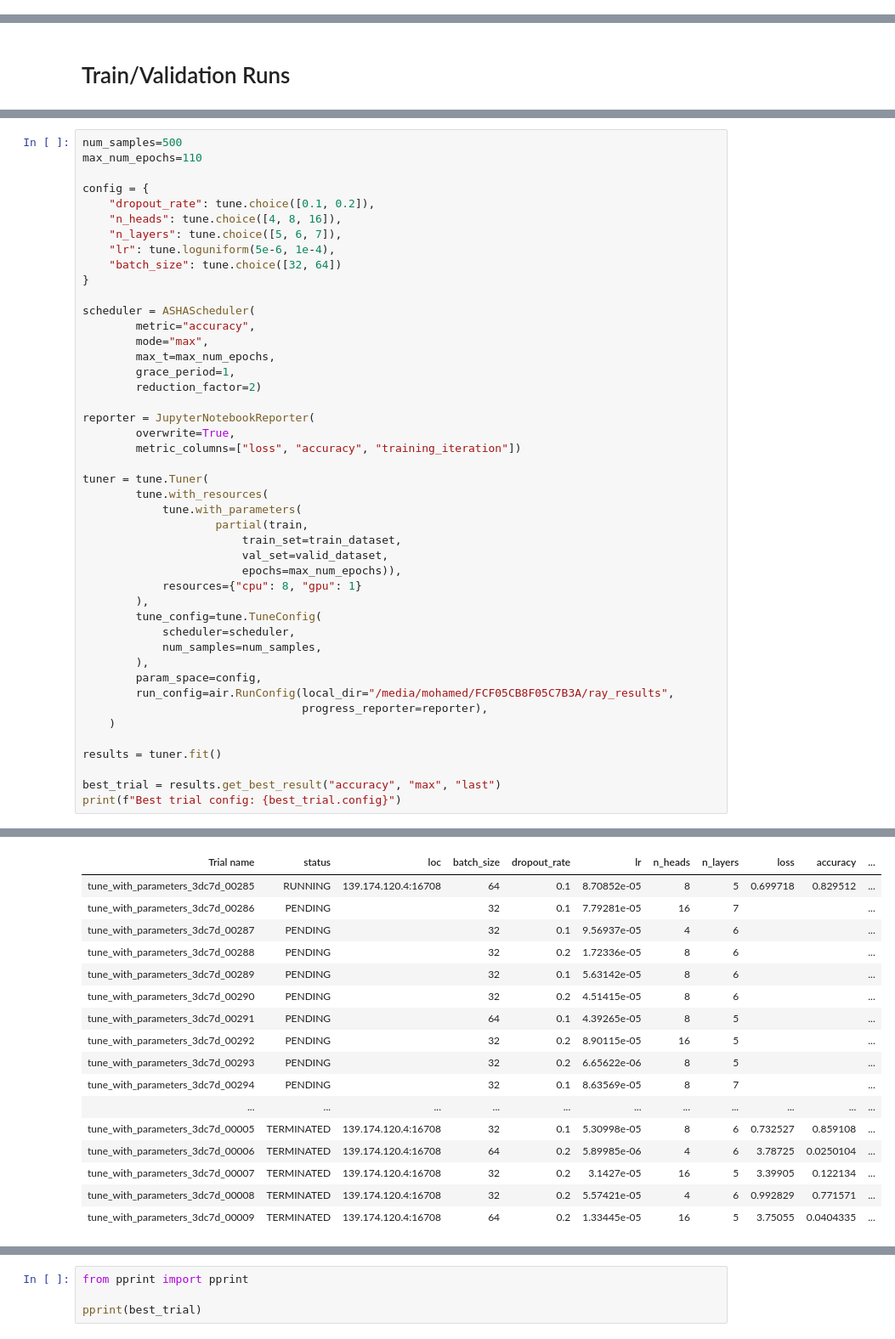
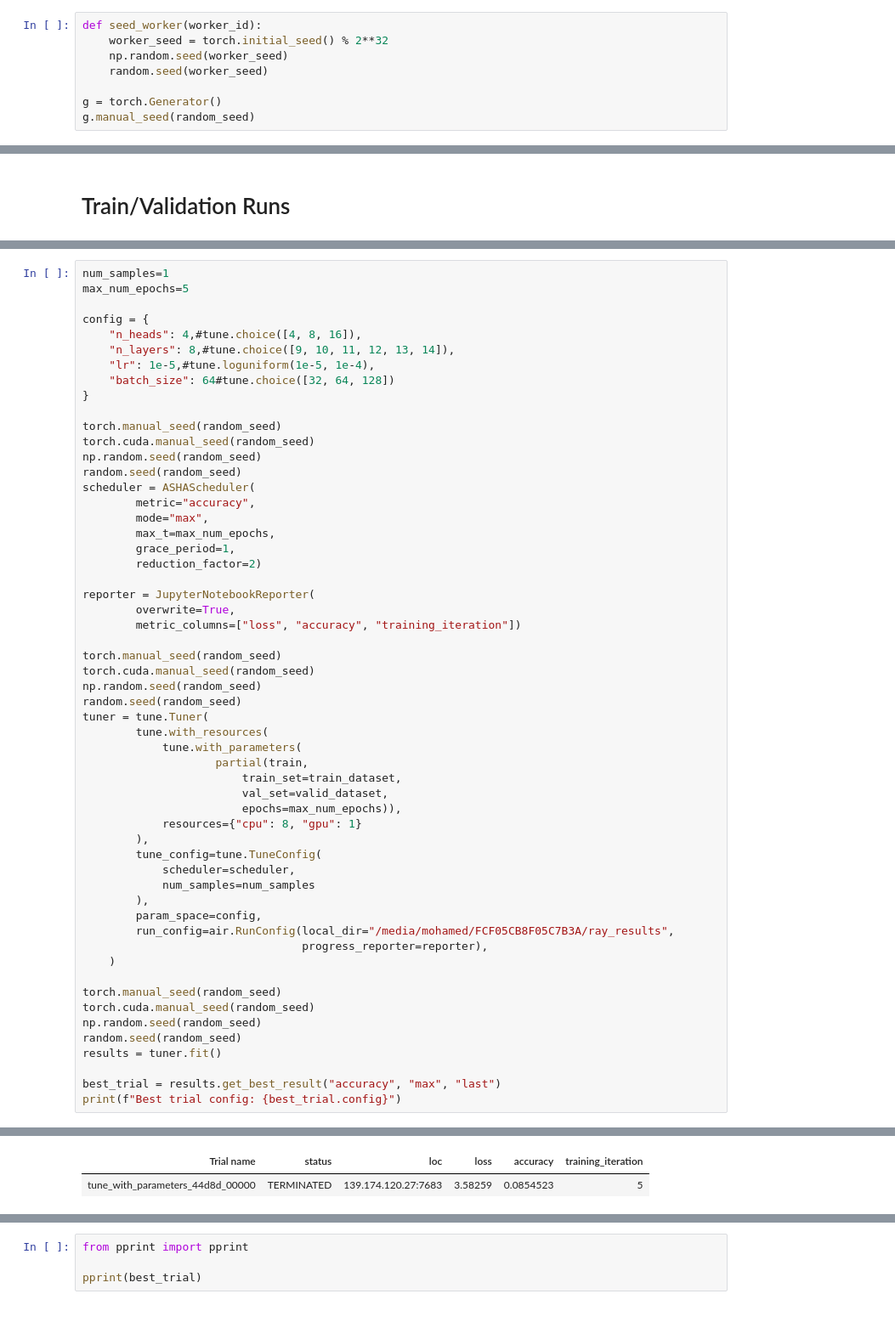
Before and after one commit to Ben1Mo/Transformer-Encoder-Based-Arabic-Speech-Recognition, a Jupyter notebook: AudioSpectogram.ipynb, the cells around one changed output, grey strips where cells are left out. Shown at 85% size. Cells and saved outputs as stored; diff of their text form; blank space fills up the shorter version.

```diff
--- a/AudioSpectogram.ipynb
+++ b/AudioSpectogram.ipynb
@@ -517 +788,9 @@ class FeedForward(nn.Module):
         return self.ff(x)
+# %%
+def seed_worker(worker_id):
+    worker_seed = torch.initial_seed() % 2**32
+    np.random.seed(worker_seed)
+    random.seed(worker_seed)
+
+g = torch.Generator()
+g.manual_seed(random_seed)
@@ -712,15 +1053,18 @@ print(f"Best trial final validation accuracy: {best_trial.last_result['accuracy'
 # %%
-num_samples=500
-max_num_epochs=110
+num_samples=1
+max_num_epochs=5
 
 config = {
-    "dropout_rate": tune.choice([0.1, 0.2]),
-    "n_heads": tune.choice([4, 8, 16]),
-    "n_layers": tune.choice([5, 6, 7]),
-    "lr": tune.loguniform(5e-6, 1e-4),
-    "batch_size": tune.choice([32, 64])
+    "n_heads": 4,#tune.choice([4, 8, 16]),
+    "n_layers": 8,#tune.choice([9, 10, 11, 12, 13, 14]),
+    "lr": 1e-5,#tune.loguniform(1e-5, 1e-4),
+    "batch_size": 64#tune.choice([32, 64, 128])
 }
 
+torch.manual_seed(random_seed)
+torch.cuda.manual_seed(random_seed)
+np.random.seed(random_seed)
+random.seed(random_seed)
 scheduler = ASHAScheduler(
         metric="accuracy",
         mode="max",
@@ -732,6 +1076,10 @@ reporter = JupyterNotebookReporter(
         overwrite=True,
         metric_columns=["loss", "accuracy", "training_iteration"])
 
+torch.manual_seed(random_seed)
+torch.cuda.manual_seed(random_seed)
+np.random.seed(random_seed)
+random.seed(random_seed)
 tuner = tune.Tuner(
         tune.with_resources(
             tune.with_parameters(
@@ -743,13 +1091,17 @@ tuner = tune.Tuner(
         ),
         tune_config=tune.TuneConfig(
             scheduler=scheduler,
-            num_samples=num_samples,
+            num_samples=num_samples
         ),
         param_space=config,
         run_config=air.RunConfig(local_dir="/media/mohamed/FCF05CB8F05C7B3A/ray_results",
                                  progress_reporter=reporter),
     )
 
+torch.manual_seed(random_seed)
+torch.cuda.manual_seed(random_seed)
+np.random.seed(random_seed)
+random.seed(random_seed)
 results = tuner.fit()
 
 best_trial = results.get_best_result("accuracy", "max", "last")
@@ -768,18 +1118,3 @@ Messages
 Trial Status
-| Trial name | status | loc | batch_size | dropout_rate | lr | n_heads | n_layers | loss | accuracy | ... |
-| tune_with_parameters_3dc7d_00285 | RUNNING | 139.174.120.4:16708 | 64 | 0.1 | 8.70852e-05 | 8 | 5 | 0.699718 | 0.829512 | ... |
-| tune_with_parameters_3dc7d_00286 | PENDING |  | 32 | 0.1 | 7.79281e-05 | 16 | 7 |  |  | ... |
-| tune_with_parameters_3dc7d_00287 | PENDING |  | 32 | 0.1 | 9.56937e-05 | 4 | 6 |  |  | ... |
-| tune_with_parameters_3dc7d_00288 | PENDING |  | 32 | 0.2 | 1.72336e-05 | 8 | 6 |  |  | ... |
-| tune_with_parameters_3dc7d_00289 | PENDING |  | 32 | 0.1 | 5.63142e-05 | 8 | 6 |  |  | ... |
-| tune_with_parameters_3dc7d_00290 | PENDING |  | 32 | 0.2 | 4.51415e-05 | 8 | 6 |  |  | ... |
-| tune_with_parameters_3dc7d_00291 | PENDING |  | 64 | 0.1 | 4.39265e-05 | 8 | 5 |  |  | ... |
-| tune_with_parameters_3dc7d_00292 | PENDING |  | 32 | 0.2 | 8.90115e-05 | 16 | 5 |  |  | ... |
-| tune_with_parameters_3dc7d_00293 | PENDING |  | 32 | 0.2 | 6.65622e-06 | 8 | 5 |  |  | ... |
-| tune_with_parameters_3dc7d_00294 | PENDING |  | 32 | 0.1 | 8.63569e-05 | 8 | 7 |  |  | ... |
-| ... | ... | ... | ... | ... | ... | ... | ... | ... | ... | ... |
-| tune_with_parameters_3dc7d_00005 | TERMINATED | 139.174.120.4:16708 | 32 | 0.1 | 5.30998e-05 | 8 | 6 | 0.732527 | 0.859108 | ... |
-| tune_with_parameters_3dc7d_00006 | TERMINATED | 139.174.120.4:16708 | 64 | 0.2 | 5.89985e-06 | 4 | 6 | 3.78725 | 0.0250104 | ... |
-| tune_with_parameters_3dc7d_00007 | TERMINATED | 139.174.120.4:16708 | 32 | 0.2 | 3.1427e-05 | 16 | 5 | 3.39905 | 0.122134 | ... |
-| tune_with_parameters_3dc7d_00008 | TERMINATED | 139.174.120.4:16708 | 32 | 0.2 | 5.57421e-05 | 4 | 6 | 0.992829 | 0.771571 | ... |
-| tune_with_parameters_3dc7d_00009 | TERMINATED | 139.174.120.4:16708 | 64 | 0.2 | 1.33445e-05 | 16 | 5 | 3.75055 | 0.0404335 | ... |
+| Trial name | status | loc | loss | accuracy | training_iteration |
+| tune_with_parameters_44d8d_00000 | TERMINATED | 139.174.120.27:7683 | 3.58259 | 0.0854523 | 5 |
```
Also changed, not shown: parts of 9 cells of this notebook.
